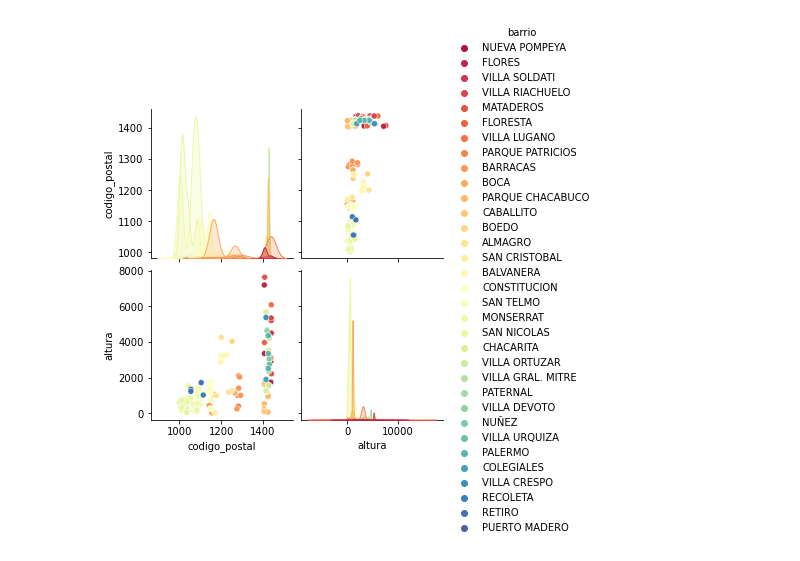
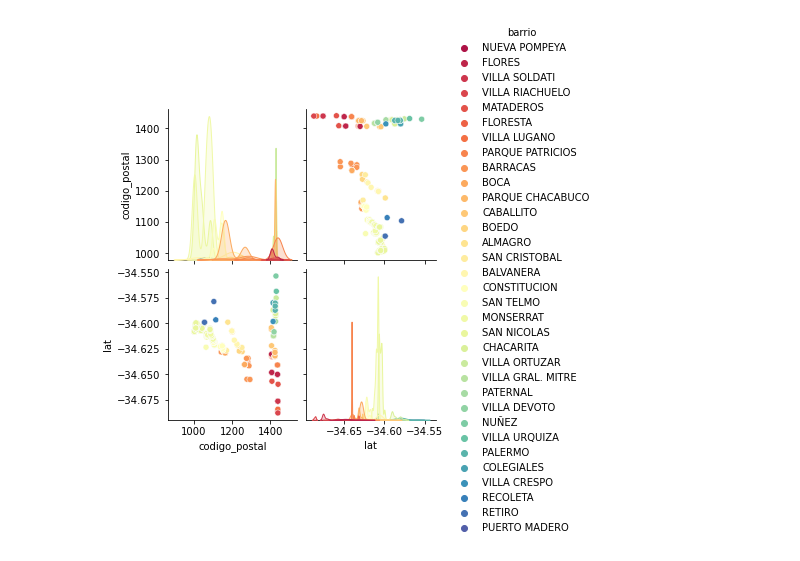
Before and after one commit to DamianBlum/Laboratorio2020-2021, a Jupyter notebook: scientificProject1/notebooks/Ejercicio30deSeptiembre.ipynb, the cells around one changed output. Saved outputs shown, nothing was run; the diff lists cells and outputs as text; code cells hidden in the pictures.

```diff
--- a/scientificProject1/notebooks/Ejercicio30deSeptiembre.ipynb
+++ b/scientificProject1/notebooks/Ejercicio30deSeptiembre.ipynb
@@ -1,9 +1,9 @@
 # %%
 import seaborn as sns
 import pandas as pd
 #2 numericas y una no numerica
 df=pd.read_csv("../data/Edificios.csv")
-df2= df[["codigo_postal","altura","barrio"]]
+df2= df[["codigo_postal","lat","barrio"]]
 grafico = sns.pairplot(df2,hue="barrio",palette="Spectral")
 # %% [output]
-[figure, old version]
+[figure, new version]
```
Also changed, not shown: parts of 1 cell of this notebook.
